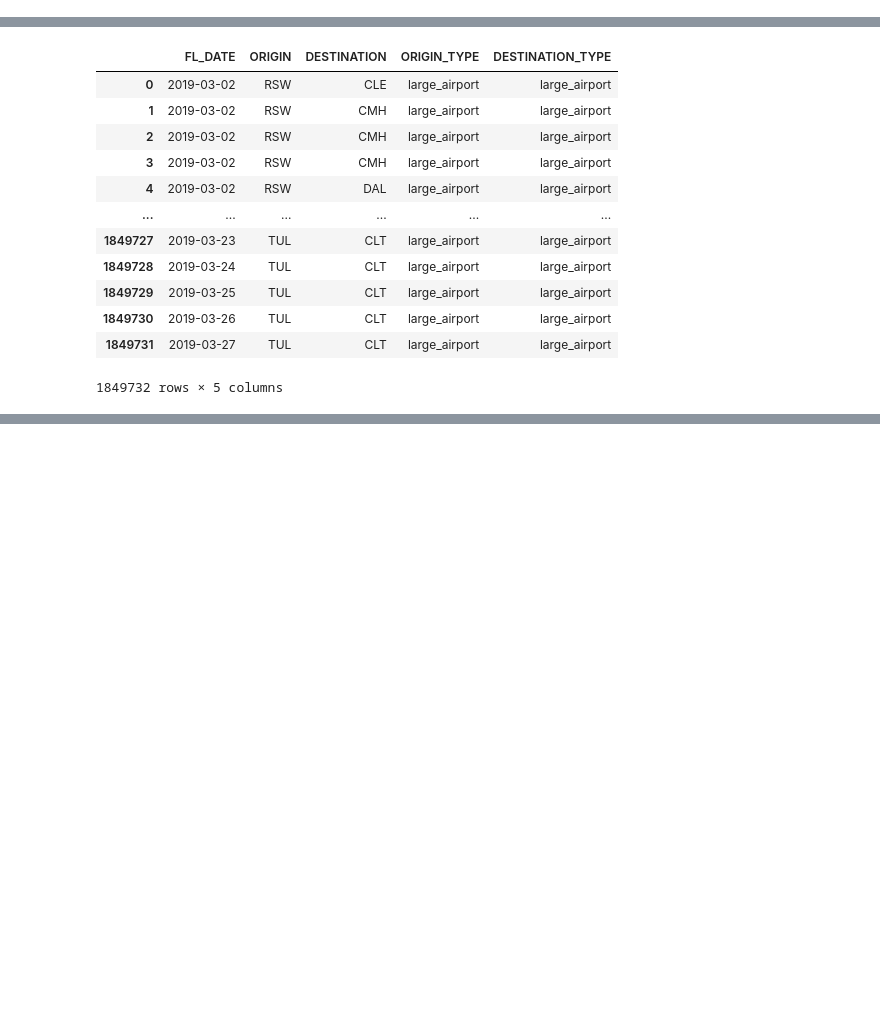
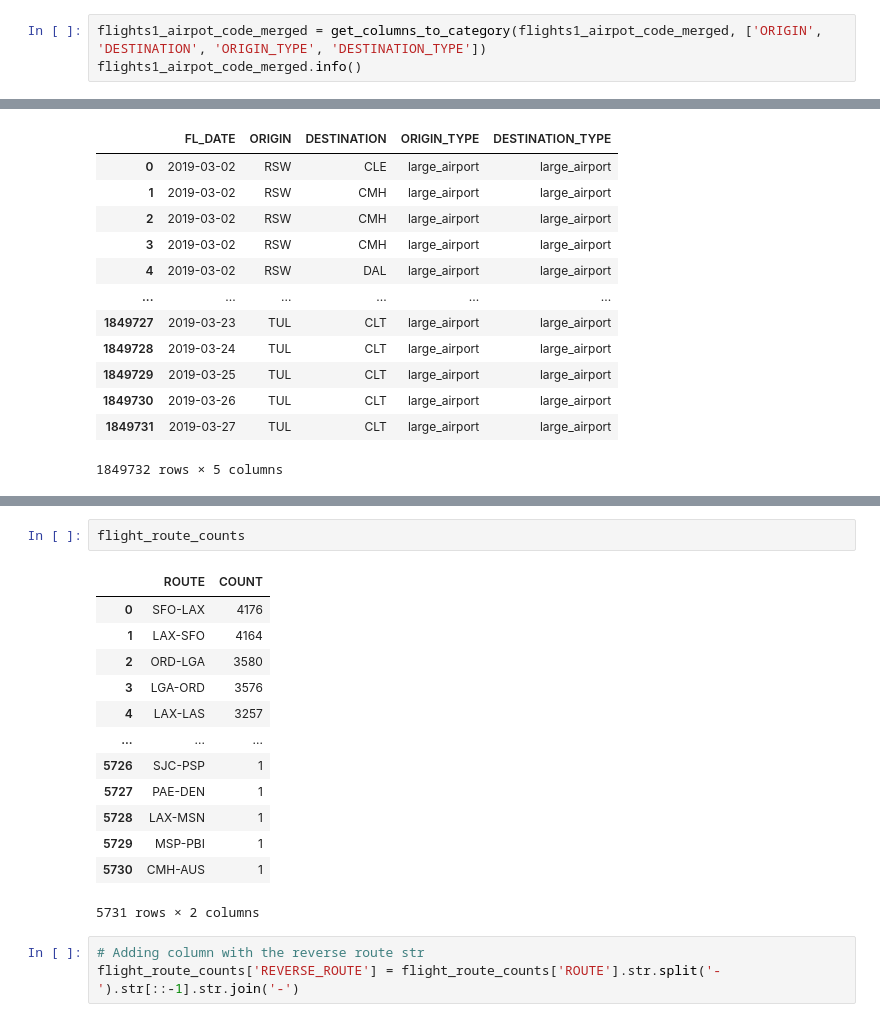
Before and after one commit to jt-hunter/Datachallenge, a Jupyter notebook: James Taylor Data Challenge.ipynb, the cells around one changed output, grey strips where cells are left out. Saved outputs shown, nothing was run; the diff lists cells and outputs as text; blank space fills up the shorter version.

```diff
--- a/James Taylor Data Challenge.ipynb
+++ b/James Taylor Data Challenge.ipynb
@@ -454,0 +449,3 @@ flights1_airpot_code_merged['DESTINATION_TYPE'] = flights1_airpot_code_merged['D
+# %%
+flights1_airpot_code_merged = get_columns_to_category(flights1_airpot_code_merged, ['ORIGIN', 'DESTINATION', 'ORIGIN_TYPE', 'DESTINATION_TYPE'])
+flights1_airpot_code_merged.info()
@@ -682,0 +535,19 @@ print(round_trip_df)
+# %%
+flight_route_counts
+# %% [output]
+|  | ROUTE | COUNT |
+| 0 | SFO-LAX | 4176 |
+| 1 | LAX-SFO | 4164 |
+| 2 | ORD-LGA | 3580 |
+| 3 | LGA-ORD | 3576 |
+| 4 | LAX-LAS | 3257 |
+| ... | ... | ... |
+| 5726 | SJC-PSP | 1 |
+| 5727 | PAE-DEN | 1 |
+| 5728 | LAX-MSN | 1 |
+| 5729 | MSP-PBI | 1 |
+| 5730 | CMH-AUS | 1 |
+5731 rows × 2 columns
+# %%
+# Adding column with the reverse route str
+flight_route_counts['REVERSE_ROUTE'] = flight_route_counts['ROUTE'].str.split('-').str[::-1].str.join('-')
```
Also changed, not shown: parts of 22 cells of this notebook.
